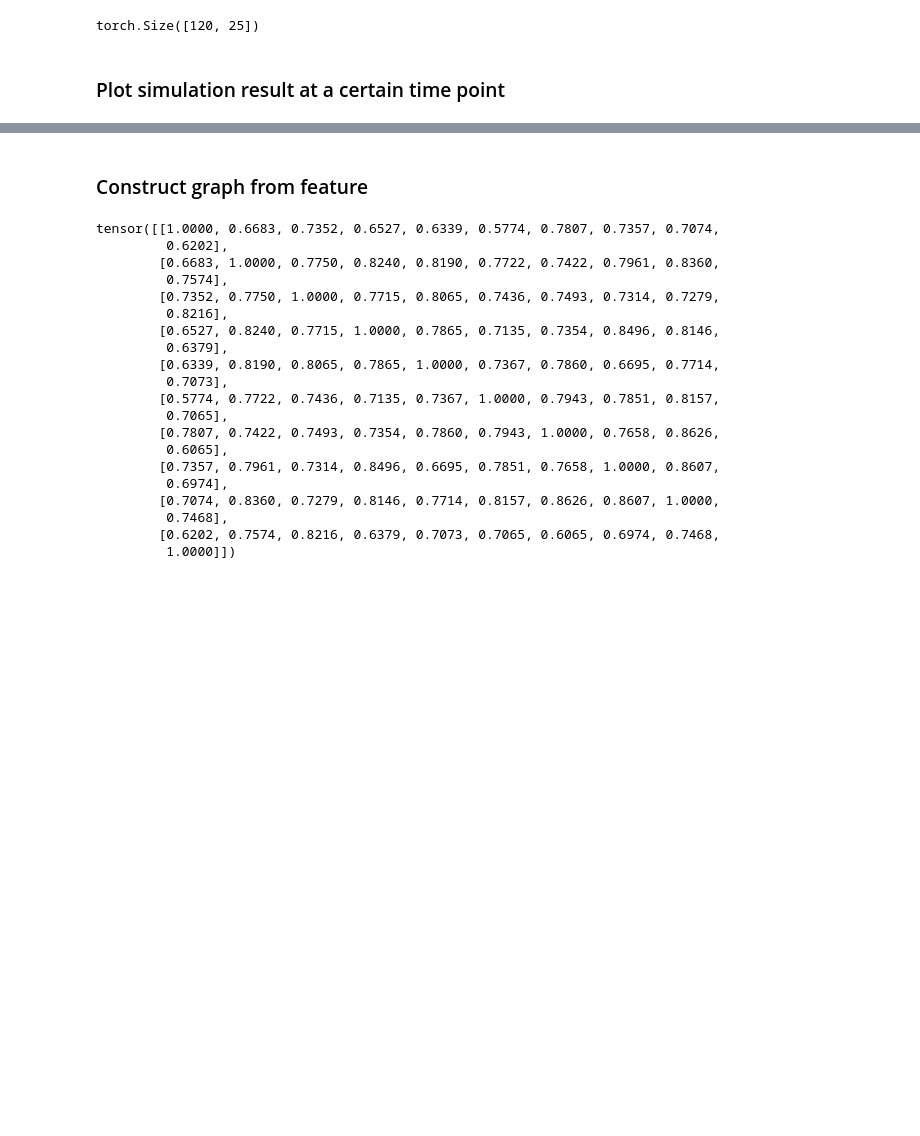
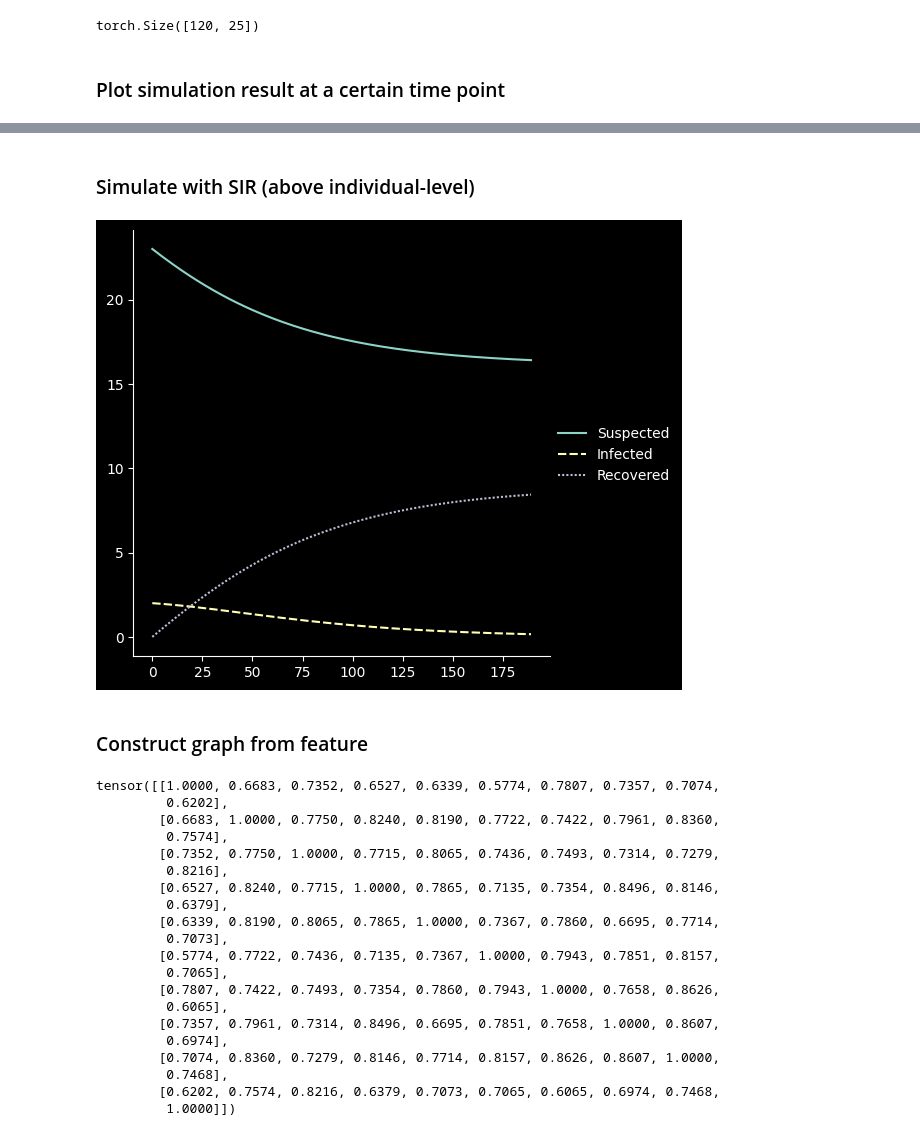
Before and after one commit to Emory-Melody/EpiLearn, a Jupyter notebook: examples/data_simulation.ipynb, the cells around one changed output, grey strips where cells are left out. Saved outputs shown, nothing was run; the diff lists cells and outputs as text; code cells hidden in the pictures; blank space fills up the shorter version.

```diff
--- a/examples/data_simulation.ipynb
+++ b/examples/data_simulation.ipynb
@@ -37,3 +38,12 @@ layout = visualize.plot_graph(preds.argmax(2)[15].detach().numpy(), initial_grap
+# %% [markdown]
+### Simulate with SIR (above individual-level)
+# %%
+model = SIR(horizon=190, infection_rate=0.05, recovery_rate=0.05) # infection_rate, recover_rate, fixed_population
+preds = model(initial_states.sum(0), steps = None)
+# %%
+layout = visualize.plot_series(preds.detach().numpy(), columns=['Suspected', 'Infected', 'Recovered'])
+# %% [output]
+[figure, added]
 # %% [markdown]
 ### Construct graph from feature
 # %%
```
Also changed, not shown: parts of 2 cells of this notebook, 2 other files.
